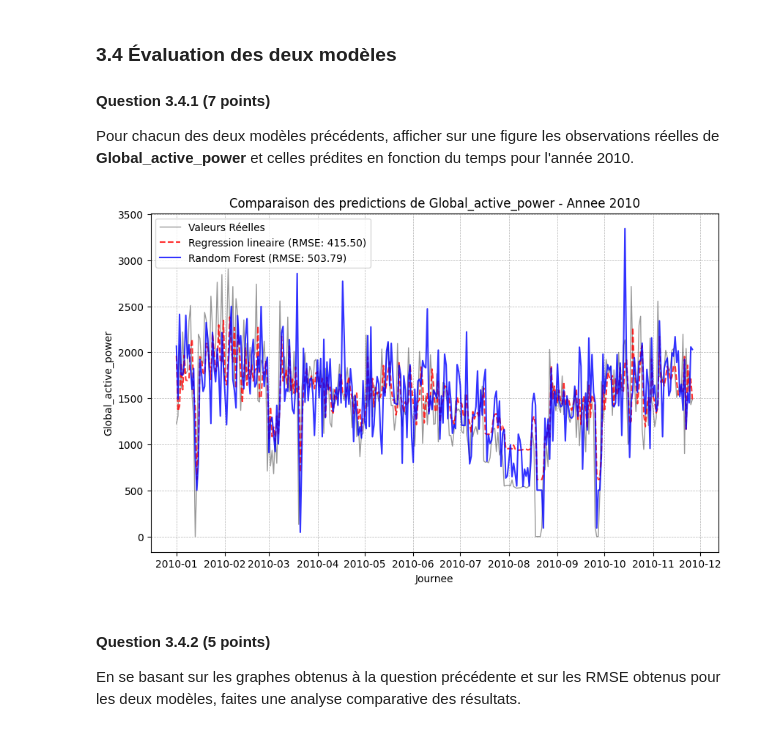
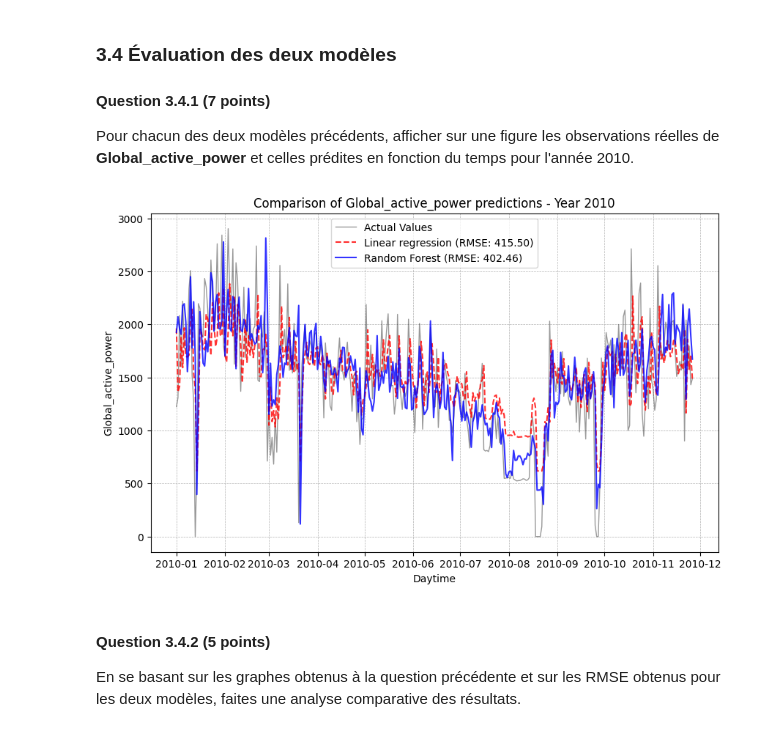
Before and after one commit to Yacine1444/TP1_INF8111, a Jupyter notebook: TP1_E26.ipynb, the cells around one changed output. Saved outputs shown, nothing was run; the diff lists cells and outputs as text; code cells hidden in the pictures.

Commit message:
Changed new modele and correct syntax.

```diff
--- a/TP1_E26.ipynb
+++ b/TP1_E26.ipynb
@@ -95,7 +95,7 @@ print(len(df))
 Supprimer les lignes ayant des valeurs manquantes puis indiquer le nombre de lignes supprimées.
 # %%
 # TO DO
-df.dropna()
+df = df.dropna()
 print(len(df))
 # 0 lignes ont été supprimée
 # %% [output]
@@ -377,15 +379,15 @@ Entraîner un modèle de regresion linéaire dans ce cas. Pour cela, créer une
 # %%
 # TO DO
 df_lag = df_journalier.to_frame()
-df_lag["lag"] = df_lag["Global_active_power"].shift(1)
+df_lag["lags"] = df_lag["Global_active_power"].shift(1)
 df_lag = df_lag.dropna()
 
 data_train = df_lag[df_lag.index.year < 2010]
-x_data_train = data_train[["lag"]]
+x_data_train = data_train[["lags"]]
 y_data_train = data_train["Global_active_power"]
 
 data_test = df_lag[df_lag.index.year == 2010]
-x_data_test = data_test[["lag"]]
+x_data_test = data_test[["lags"]]
 y_data_test = data_test["Global_active_power"]
 
 regression = linear_model.LinearRegression()
@@ -405,11 +407,31 @@ Toute tranformation des données réduites avant l'entrainement est autorisée i
 # %%
 # TO DO
 from sklearn.ensemble import RandomForestRegressor
+# On a choisi le modele random forest car capture les cycles complexes.
+# L'ajout de nouvelles variables (jour, mois) lui donne le contexte nécessaire pour prédire plus efficacement les données que la régression linéaire et réduire le RMSE.
+
+df_rf = df_journalier.to_frame()
+df_rf["lags_day"] = df_rf["Global_active_power"].shift(1)
+df_rf["lags_week"] = df_rf["Global_active_power"].shift(7)
+df_rf["day_week"] = df_rf.index.dayofweek
+df_rf["month"] = df_rf.index.month
+df_rf = df_rf.dropna()
+
+variables_x = ["lags_day", "lags_week", "day_week", "month"]
+
+data_train_rf = df_rf[df_rf.index.year < 2010]
+x_train_rf = data_train_rf[variables_x]
+y_train_rf = data_train_rf["Global_active_power"]
+
+data_test_rf = df_rf[df_rf.index.year == 2010]
+x_test_rf = data_test_rf[variables_x]
+y_test_rf = data_test_rf["Global_active_power"]
+
 random_forest = RandomForestRegressor(n_estimators=100, random_state=42)
-random_forest.fit(x_data_train, y_data_train)
+random_forest.fit(x_train_rf, y_train_rf)
 
-y_pred_rf = random_forest.predict(x_data_test)
+y_pred_rf = random_forest.predict(x_test_rf)
 
-rmse_rf = np.sqrt(mean_squared_error(y_data_test, y_pred_rf))
+rmse_rf = np.sqrt(mean_squared_error(y_test_rf, y_pred_rf))
 print(rmse_rf)
 # %% [output]
@@ -422,19 +444,19 @@ Pour chacun des deux modèles précédents, afficher sur une figure les observat
 # %%
 # TO DO
 plt.figure(figsize=(10,6))
-plt.plot(y_data_test.index, y_data_test.values, label="Valeurs Réelles", color='black', alpha=0.4, linewidth=1)
-plt.plot(y_data_test.index, y_pred, label=f"Regression lineaire (RMSE: 415.50)", color='red', linestyle='--', alpha=0.8)
-plt.plot(y_data_test.index, y_pred_rf, label=f"Random Forest (RMSE: 503.79)", color='blue', alpha=0.8)
+plt.plot(y_data_test.index, y_data_test.values, label="Actual Values", color='black', alpha=0.4, linewidth=1)
+plt.plot(y_data_test.index, y_pred, label=f"Linear regression (RMSE: 415.50)", color='red', linestyle='--', alpha=0.8)
+plt.plot(y_test_rf.index, y_pred_rf, label=f"Random Forest (RMSE: 402.46)", color='blue', alpha=0.8)
 
-plt.title("Comparaison des predictions de Global_active_power - Annee 2010")
-plt.xlabel("Journee")
+plt.title("Comparison of Global_active_power predictions - Year 2010")
+plt.xlabel("Daytime")
 plt.ylabel("Global_active_power")
 plt.legend()
 plt.grid(True, which='both', linestyle='--', linewidth=0.5)
 
 plt.show()
 # %% [output]
-[figure, old version]
+[figure, new version]
 # %% [markdown]
 #### Question 3.4.2  (5 points)
 En se basant sur les graphes obtenus à la question précédente et sur les RMSE obtenus pour les deux modèles, faites une analyse comparative des résultats.
```
Also changed, not shown: parts of 7 cells of this notebook.
